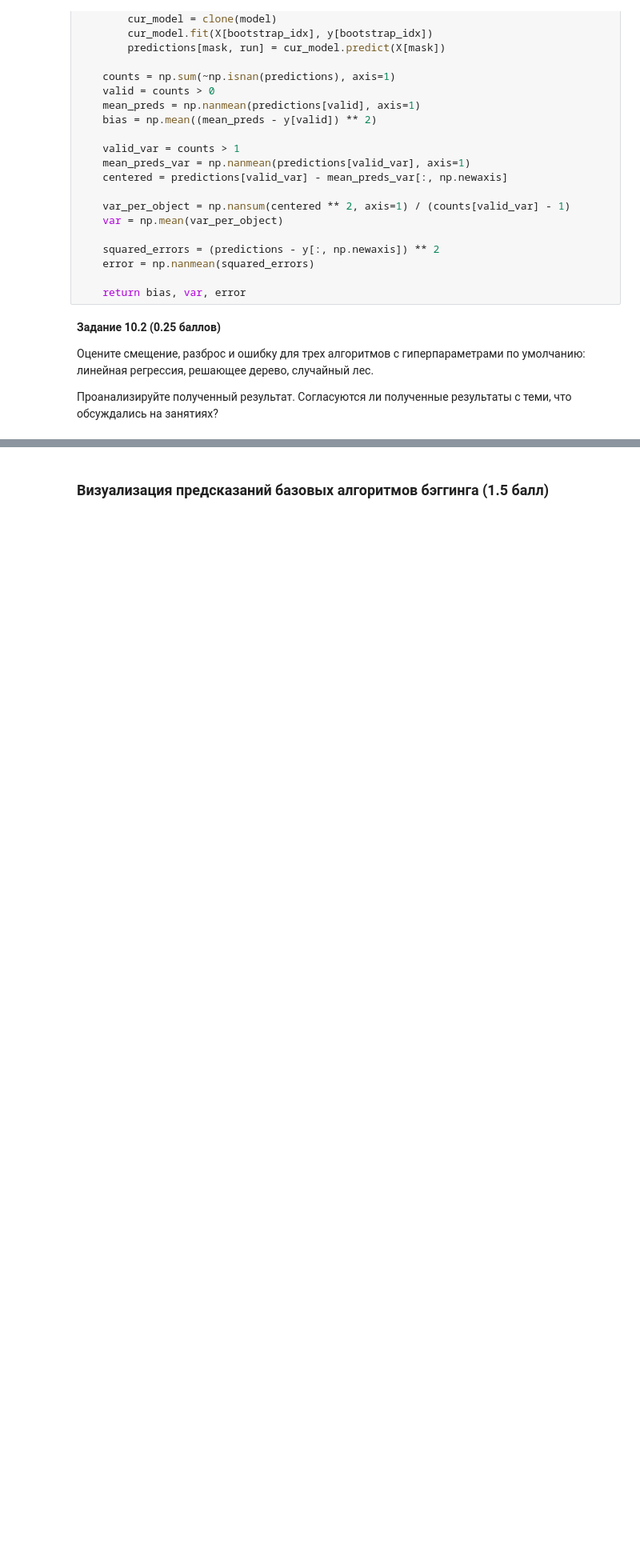
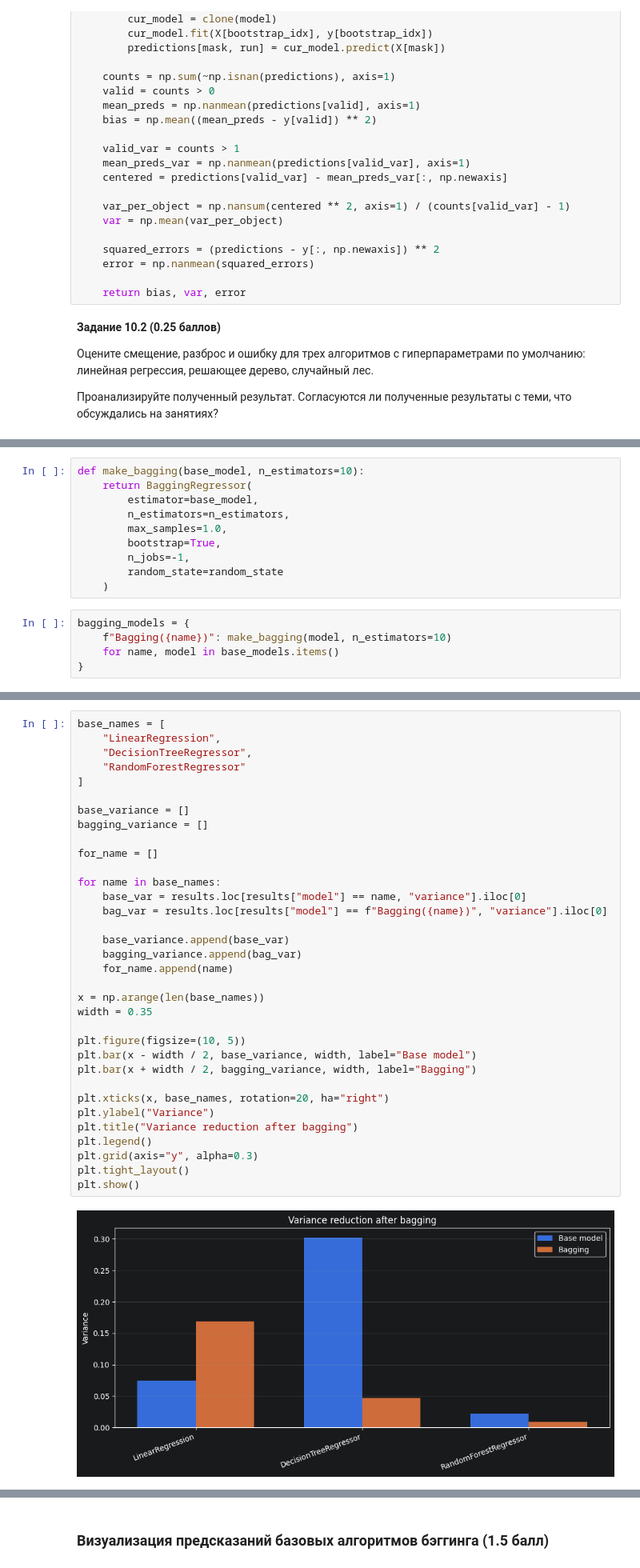
Before and after one commit to Shel2123/ML1_hw, a Jupyter notebook: hw5/Homework Practice 05 Trees.ipynb, the cells around one changed output, grey strips where cells are left out. Shown at 80% size. Saved outputs shown, nothing was run; the diff lists cells and outputs as text; blank space fills up the shorter version.

```diff
--- a/hw5/Homework Practice 05 Trees.ipynb
+++ b/hw5/Homework Practice 05 Trees.ipynb
@@ -845,0 +854,15 @@ __Задание 10.3 (0.25 баллов)__
+# %%
+def make_bagging(base_model, n_estimators=10):
+    return BaggingRegressor(
+        estimator=base_model,
+        n_estimators=n_estimators,
+        max_samples=1.0,
+        bootstrap=True,
+        n_jobs=-1,
+        random_state=random_state
+    )
+# %%
+bagging_models = {
+    f"Bagging({name})": make_bagging(model, n_estimators=10)
+    for name, model in base_models.items()
+}
@@ -845,0 +932,36 @@ __Задание 10.3 (0.25 баллов)__
+# %%
+base_names = [
+    "LinearRegression",
+    "DecisionTreeRegressor",
+    "RandomForestRegressor"
+]
+
+base_variance = []
+bagging_variance = []
+
+for_name = []
+
+for name in base_names:
+    base_var = results.loc[results["model"] == name, "variance"].iloc[0]
+    bag_var = results.loc[results["model"] == f"Bagging({name})", "variance"].iloc[0]
+
+    base_variance.append(base_var)
+    bagging_variance.append(bag_var)
+    for_name.append(name)
+
+x = np.arange(len(base_names))
+width = 0.35
+
+plt.figure(figsize=(10, 5))
+plt.bar(x - width / 2, base_variance, width, label="Base model")
+plt.bar(x + width / 2, bagging_variance, width, label="Bagging")
+
+plt.xticks(x, base_names, rotation=20, ha="right")
+plt.ylabel("Variance")
+plt.title("Variance reduction after bagging")
+plt.legend()
+plt.grid(axis="y", alpha=0.3)
+plt.tight_layout()
+plt.show()
+# %% [output]
+[figure, added]
```
Also changed, not shown: parts of 12 cells of this notebook.
